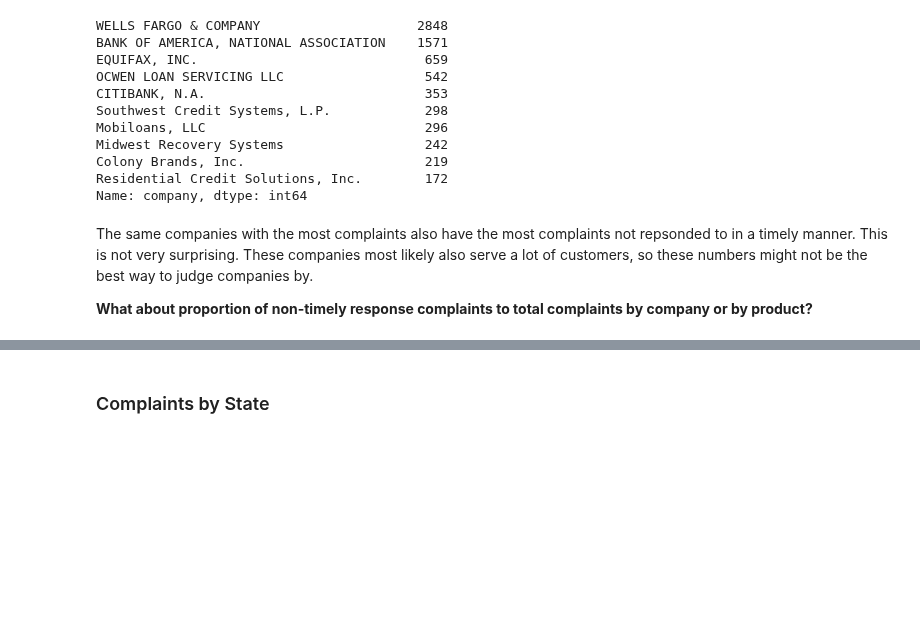
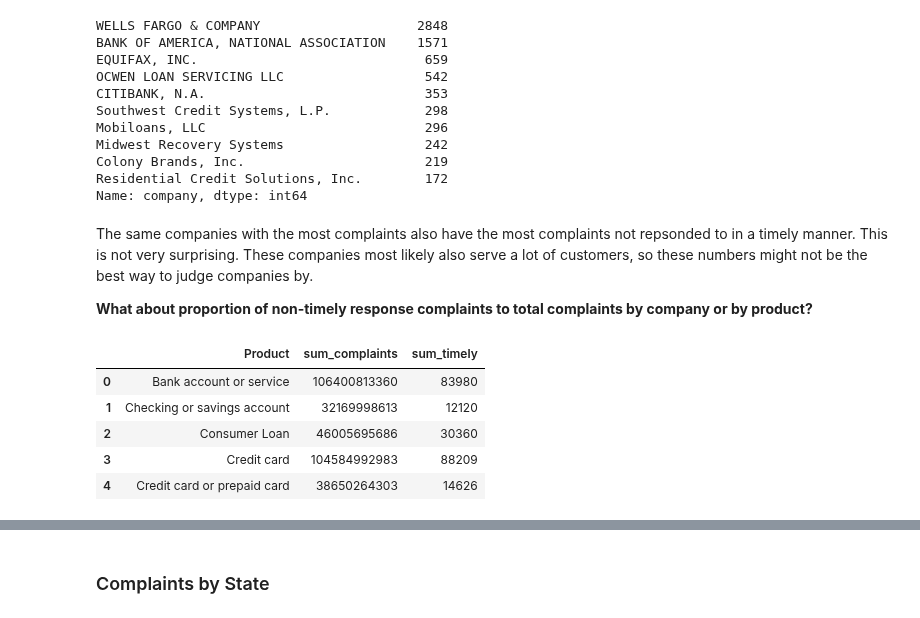
Before and after one commit to Halvinn/cfpb_complaints, a Jupyter notebook: cfpb_complaints.ipynb, the cells around one changed output, grey strips where cells are left out. Cells and saved outputs as stored; diff of their text form; code cells hidden in the pictures; blank space fills up the shorter version.

```diff
--- a/cfpb_complaints.ipynb
+++ b/cfpb_complaints.ipynb
@@ -386,0 +404,9 @@ late.company.value_counts() / late.complaunt
+# %%
+df_grouped.head()
+# %% [output]
+|  | Product | sum_complaints | sum_timely |
+| 0 | Bank account or service | 106400813360 | 83980 |
+| 1 | Checking or savings account | 32169998613 | 12120 |
+| 2 | Consumer Loan | 46005695686 | 30360 |
+| 3 | Credit card | 104584992983 | 88209 |
+| 4 | Credit card or prepaid card | 38650264303 | 14626 |
```
Also changed, not shown: parts of 5 cells of this notebook.
